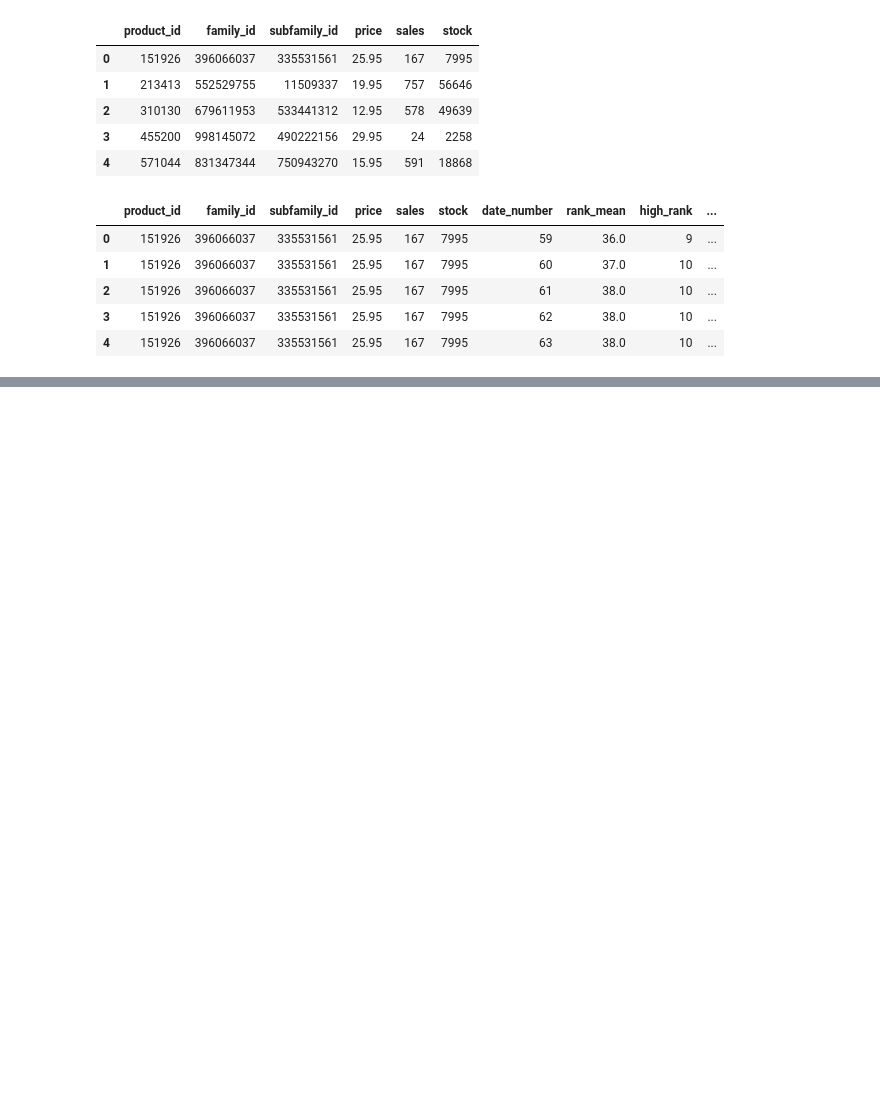
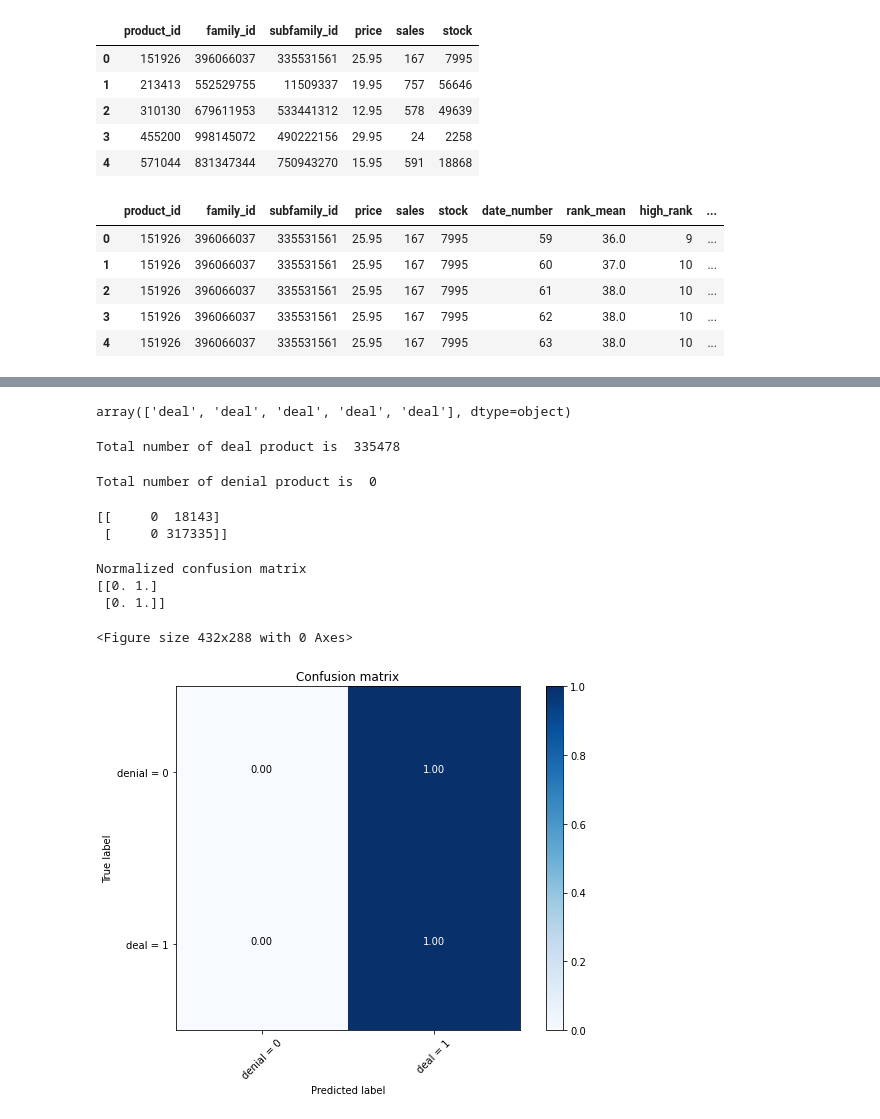
Before and after one commit to HassanSamkari/Applied-Data-Science-Capstone, a Jupyter notebook: Fashion_sales.ipynb, the cells around one changed output, grey strips where cells are left out. Cells and saved outputs as stored; diff of their text form; code cells hidden in the pictures; blank space fills up the shorter version.

```diff
--- a/Fashion_sales.ipynb
+++ b/Fashion_sales.ipynb
@@ -122,6 +135,6 @@ X_train[0:6]
 # %%
-X_test=test.drop(['sales'], axis=1)
-y_test=test.loc[:,'sales']
+X_test=test.drop(['product_status'], axis=1)
+y_test=test.loc[:,'product_status']
 # %%
 from sklearn import preprocessing
 X_train= preprocessing.StandardScaler().fit(X_train).transform(X_train)
@@ -166,0 +163,4 @@ AttributeError: ignored
+# %%
+from sklearn import svm
+clf = svm.SVC(kernel='rbf')
+clf.fit(X_train, y_train)
@@ -166,0 +172,16 @@ AttributeError: ignored
+# %%
+yhat = clf.predict(X_test)
+yhat [0:5]
+# %% [output]
+array(['deal', 'deal', 'deal', 'deal', 'deal'], dtype=object)
+# %%
+a = np.count_nonzero(yhat == 'deal')
+print('Total number of deal product is ',a)
+#print(b = np.count_nonzero(LR_yhat == 'denial'))
+# %% [output]
+Total number of deal product is  335478
+# %%
+b = np.count_nonzero(yhat == 'denial')
+print('Total number of denial product is ',b)
+# %% [output]
+Total number of denial product is  0
@@ -166,0 +190,56 @@ AttributeError: ignored
+# %%
+from sklearn.metrics import classification_report, confusion_matrix
+import itertools
+def plot_confusion_matrix(cm, classes,
+                          normalize=False,
+                          title='Confusion matrix',
+                          cmap=plt.cm.Blues):
+    """
+    This function prints and plots the confusion matrix.
+    Normalization can be applied by setting `normalize=True`.
+    """
+    if normalize:
+        cm = cm.astype('float') / cm.sum(axis=1)[:, np.newaxis]
+        print("Normalized confusion matrix")
+    else:
+        print('Confusion matrix, without normalization')
+
+    print(cm)
+    plt.figure(figsize=(8, 6))
+    plt.imshow(cm, interpolation='nearest', cmap=cmap)
+    plt.title(title)
+    plt.colorbar()
+    tick_marks = np.arange(len(classes))
+    plt.xticks(tick_marks, classes, rotation=45)
+    plt.yticks(tick_marks, classes)
+
+
+    fmt = '.2f' if normalize else 'd'
+    thresh = cm.max() / 2.
+    for i, j in itertools.product(range(cm.shape[0]), range(cm.shape[1])):
+        plt.text(j, i, format(cm[i, j], fmt),
+                 horizontalalignment="center",
+                 color="white" if cm[i, j] > thresh else "black")
+
+    plt.tight_layout()
+    plt.ylabel('True label')
+    plt.xlabel('Predicted label')
+print(confusion_matrix(y_test, yhat, labels=['denial','deal']))
+# %% [output]
+[[     0  18143]
+ [     0 317335]]
+# %%
+# Compute confusion matrix
+cnf_matrix = confusion_matrix(y_test, yhat, labels=['denial','deal'])
+np.set_printoptions(precision=2)
+
+
+# Plot non-normalized confusion matrix
+plt.figure()
+plot_confusion_matrix(cnf_matrix, classes=['denial = 0','deal = 1'],normalize= True,  title='Confusion matrix')
+# %% [output]
+Normalized confusion matrix
+[[0. 1.]
+ [0. 1.]]
+<Figure size 432x288 with 0 Axes>
+[figure, added]
```
Also changed, not shown: parts of 13 cells of this notebook.
